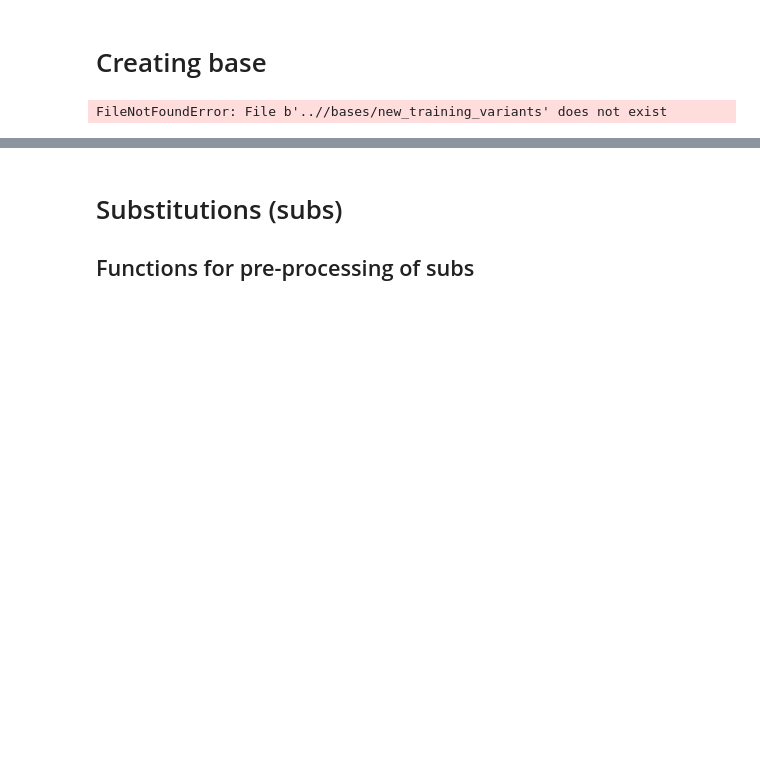
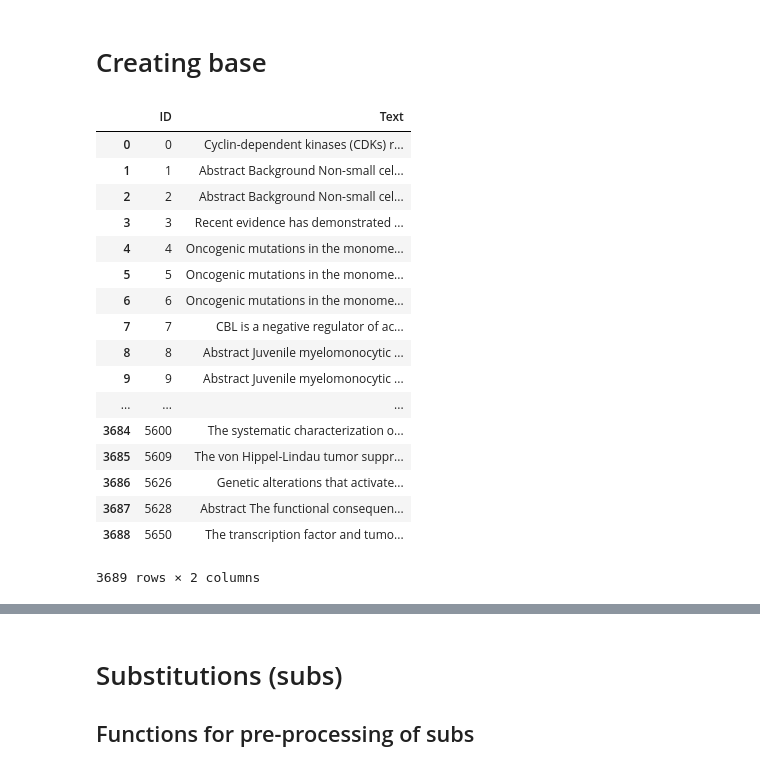
Before and after one commit to Sorelz/Kaggle_MSK, a Jupyter notebook: Window/w_Pre_Processing.ipynb, the cells around one changed output, grey strips where cells are left out. Drawn from its saved outputs; the diff is of its cells as text; code cells hidden in the pictures; blank space fills up the shorter version.

```diff
--- a/Window/w_Pre_Processing.ipynb
+++ b/Window/w_Pre_Processing.ipynb
@@ -17,10 +17,29 @@ from sklearn.decomposition import TruncatedSVD
 # %% [markdown]
 # Creating base
 # %%
-train = pd.read_csv('..//bases/new_training_variants')
-test = pd.read_csv('..//bases/new_test_variants')
+train = pd.read_csv('..//bases/new_training_variants.csv')
+test = pd.read_csv('..//bases/new_test_variants.csv')
-# %% [output]
-FileNotFoundError: File b'..//bases/new_training_variants' does not exist
 # %%
-train_texts = pd.read_csv('..//bases/new_training_text', sep="\|\|", engine='python', header=None, skiprows=1, names=["ID","Text"], encoding = "utf-8")
-test_texts = pd.read_csv('..//bases/new_test_text', sep="\|\|", engine='python', header=None, skiprows=1, names=["ID","Text"], encoding = "utf-8")
+train_texts = pd.read_csv('..//bases/new_training_text.csv')
+test_texts = pd.read_csv('..//bases/new_test_text.csv', sep="\|\|", engine='python', header=None, skiprows=1, names=["ID","Text"], encoding = "utf-8")
+
+train_texts
+# %% [output]
+|  | ID | Text |
+| 0 | 0 | Cyclin-dependent kinases (CDKs) r... |
+| 1 | 1 | Abstract Background Non-small cel... |
+| 2 | 2 | Abstract Background Non-small cel... |
+| 3 | 3 | Recent evidence has demonstrated ... |
+| 4 | 4 | Oncogenic mutations in the monome... |
+| 5 | 5 | Oncogenic mutations in the monome... |
+| 6 | 6 | Oncogenic mutations in the monome... |
+| 7 | 7 | CBL is a negative regulator of ac... |
+| 8 | 8 | Abstract Juvenile myelomonocytic ... |
+| 9 | 9 | Abstract Juvenile myelomonocytic ... |
+| ... | ... | ... |
+| 3684 | 5600 | The systematic characterization o... |
+| 3685 | 5609 | The von Hippel-Lindau tumor suppr... |
+| 3686 | 5626 | Genetic alterations that activate... |
+| 3687 | 5628 | Abstract The functional consequen... |
+| 3688 | 5650 | The transcription factor and tumo... |
+3689 rows × 2 columns
```
Also changed, not shown: parts of 2 cells of this notebook, 2 other files.
